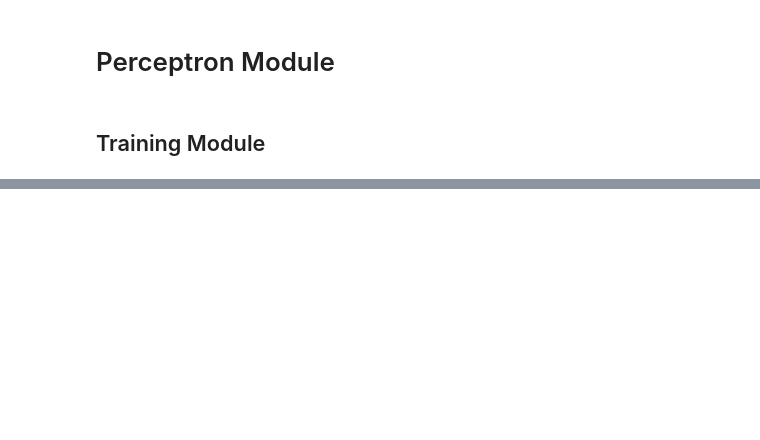
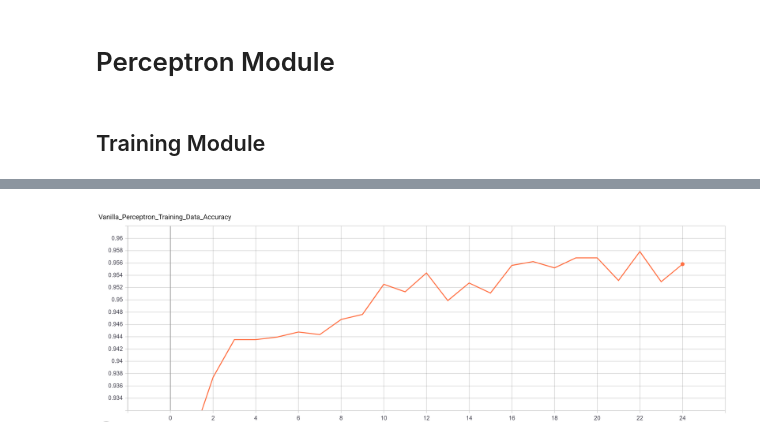
Before and after one commit to being-aerys/Python_Numpy_Implementations_of_Machine_Learning_Algorithms, a Jupyter notebook: Supervised_Methods/Perceptron/Vanilla_Perceptron_Optical_Character_Recognition.ipynb, the cells around one changed output, grey strips where cells are left out. Saved outputs shown, nothing was run; the diff lists cells and outputs as text; code cells hidden in the pictures; blank space fills up the shorter version.

```diff
--- a/Supervised_Methods/Perceptron/Vanilla_Perceptron_Optical_Character_Recognition.ipynb
+++ b/Supervised_Methods/Perceptron/Vanilla_Perceptron_Optical_Character_Recognition.ipynb
@@ -269,0 +300,5 @@ Training ends.
+# %%
+from IPython.display import Image
+Image(filename='Images/training_accuracy.png')
+# %% [output]
+[figure, added]
```
Also changed, not shown: parts of 7 cells of this notebook, 2 other files.
